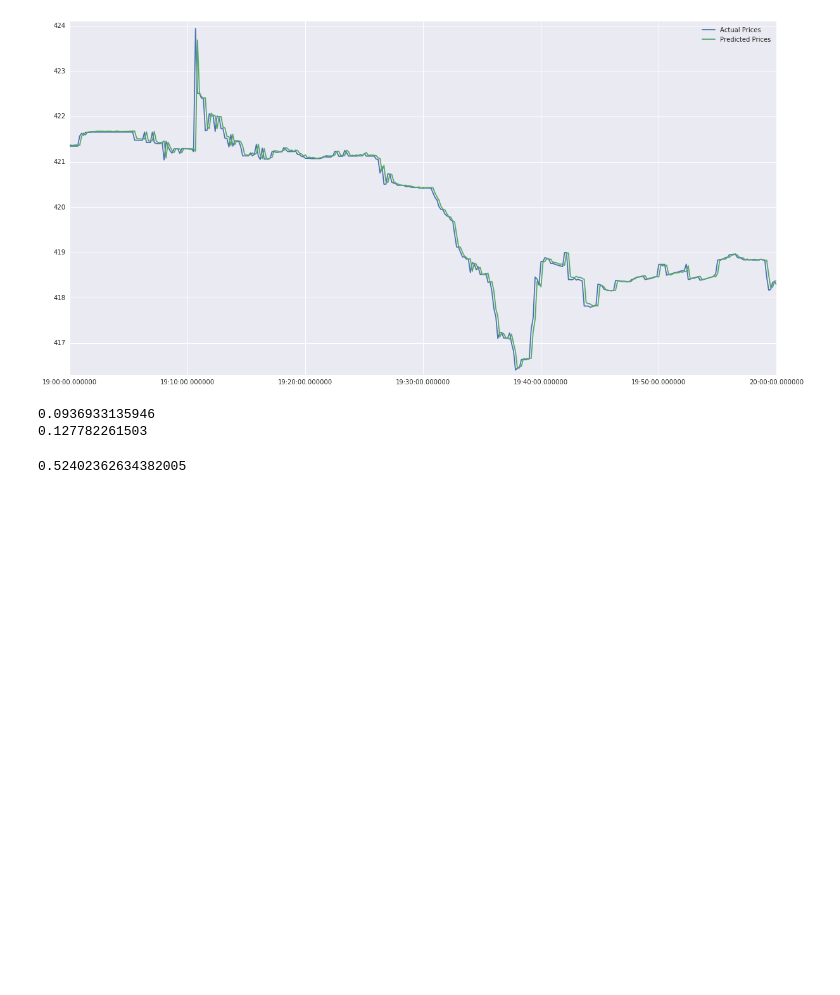
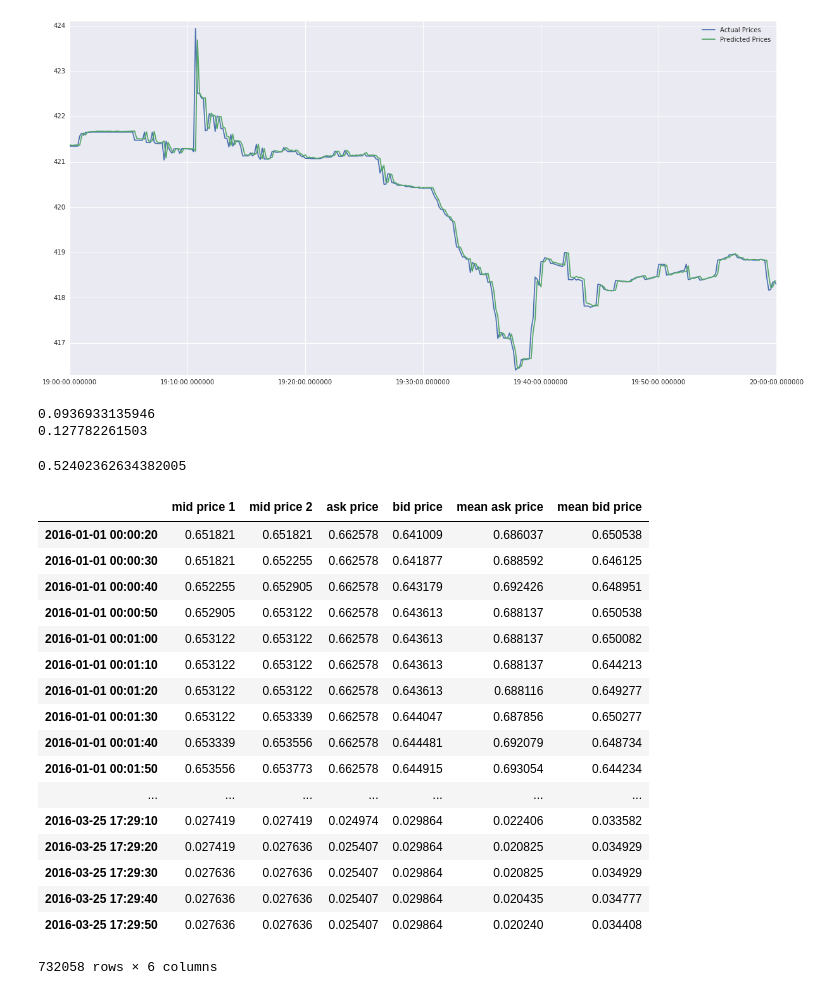
Before and after one commit to Lucsanszky/btc-price-prediction, a Jupyter notebook: data-analysis/bayesian-ridge-regression.ipynb, the cells around one changed output. Saved outputs shown, nothing was run; the diff lists cells and outputs as text; code cells hidden in the pictures; blank space fills up the shorter version.

```diff
--- a/data-analysis/bayesian-ridge-regression.ipynb
+++ b/data-analysis/bayesian-ridge-regression.ipynb
@@ -39,11 +39,11 @@ from sklearn.metrics import mean_squared_error as mse, accuracy_score as acc_scr
 import theano
 from theano import tensor as T
 
-pd.set_option('html', False)
+#pd.set_option('html', False)
 np.set_printoptions(threshold=np.nan)
 sns.set()
 # %%
-path = '../../btc-data/BTC_LOB_features_10s.csv'
+path = '../btc-data/BTC_LOB_features_10s.csv'
 data = pd.read_csv(path, index_col = 0, parse_dates = True)
 # %% [markdown]
 # Data Preprocessing
@@ -293,3 +293,34 @@ accuracy = np.sum(act_pred_cmp) / len(act_ticks)
 accuracy
 # %% [output]
 0.52402362634382005
+# %%
+X_train = pd.DataFrame()
+y_train = y[train_dates[2] : train_dates[-1]]
+
+for i in range(2):
+    colname = 'mid price ' + str(i + 1)
+    X_train[colname] = X['mid price'].ix[i : (len(train_dates) + i - 2)].values
+
+for c in ['ask price', 'bid price', 'mean ask price', 'mean bid price']:
+    X_train[c] = X[c].ix[1 : len(train_dates) - 1].values
+
+X_train.set_index(train_dates[2:])
+# %% [output]
+|  | mid price 1 | mid price 2 | ask price | bid price | mean ask price | mean bid price |
+| 2016-01-01 00:00:20 | 0.651821 | 0.651821 | 0.662578 | 0.641009 | 0.686037 | 0.650538 |
+| 2016-01-01 00:00:30 | 0.651821 | 0.652255 | 0.662578 | 0.641877 | 0.688592 | 0.646125 |
+| 2016-01-01 00:00:40 | 0.652255 | 0.652905 | 0.662578 | 0.643179 | 0.692426 | 0.648951 |
+| 2016-01-01 00:00:50 | 0.652905 | 0.653122 | 0.662578 | 0.643613 | 0.688137 | 0.650538 |
+| 2016-01-01 00:01:00 | 0.653122 | 0.653122 | 0.662578 | 0.643613 | 0.688137 | 0.650082 |
+| 2016-01-01 00:01:10 | 0.653122 | 0.653122 | 0.662578 | 0.643613 | 0.688137 | 0.644213 |
+| 2016-01-01 00:01:20 | 0.653122 | 0.653122 | 0.662578 | 0.643613 | 0.688116 | 0.649277 |
+| 2016-01-01 00:01:30 | 0.653122 | 0.653339 | 0.662578 | 0.644047 | 0.687856 | 0.650277 |
+| 2016-01-01 00:01:40 | 0.653339 | 0.653556 | 0.662578 | 0.644481 | 0.692079 | 0.648734 |
+| 2016-01-01 00:01:50 | 0.653556 | 0.653773 | 0.662578 | 0.644915 | 0.693054 | 0.644234 |
+| ... | ... | ... | ... | ... | ... | ... |
+| 2016-03-25 17:29:10 | 0.027419 | 0.027419 | 0.024974 | 0.029864 | 0.022406 | 0.033582 |
+| 2016-03-25 17:29:20 | 0.027419 | 0.027636 | 0.025407 | 0.029864 | 0.020825 | 0.034929 |
+| 2016-03-25 17:29:30 | 0.027636 | 0.027636 | 0.025407 | 0.029864 | 0.020825 | 0.034929 |
+| 2016-03-25 17:29:40 | 0.027636 | 0.027636 | 0.025407 | 0.029864 | 0.020435 | 0.034777 |
+| 2016-03-25 17:29:50 | 0.027636 | 0.027636 | 0.025407 | 0.029864 | 0.020240 | 0.034408 |
+732058 rows × 6 columns
```
Also changed, not shown: parts of 5 cells of this notebook, 5 other files.
